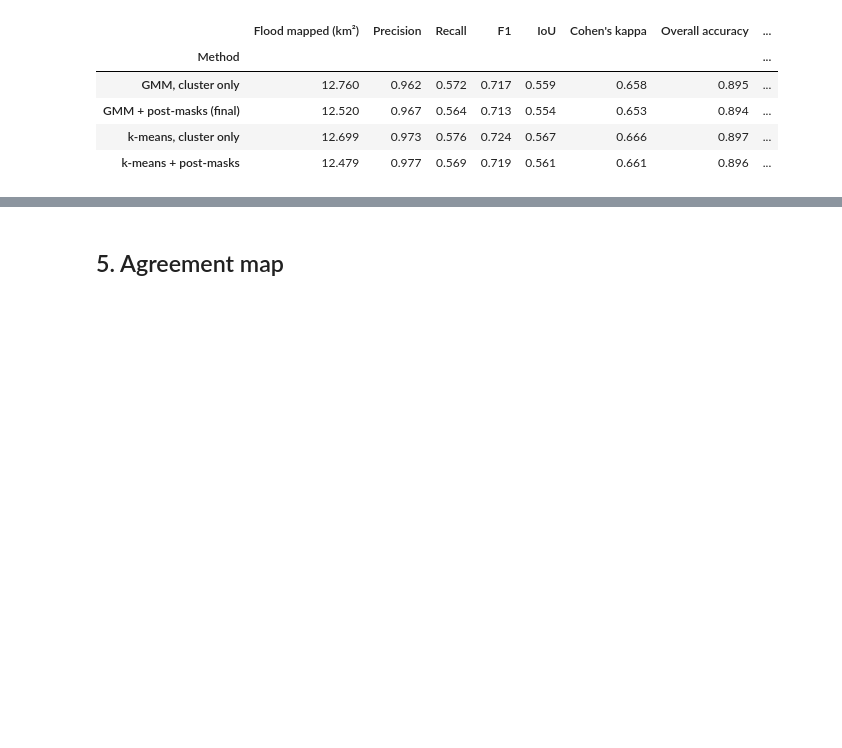
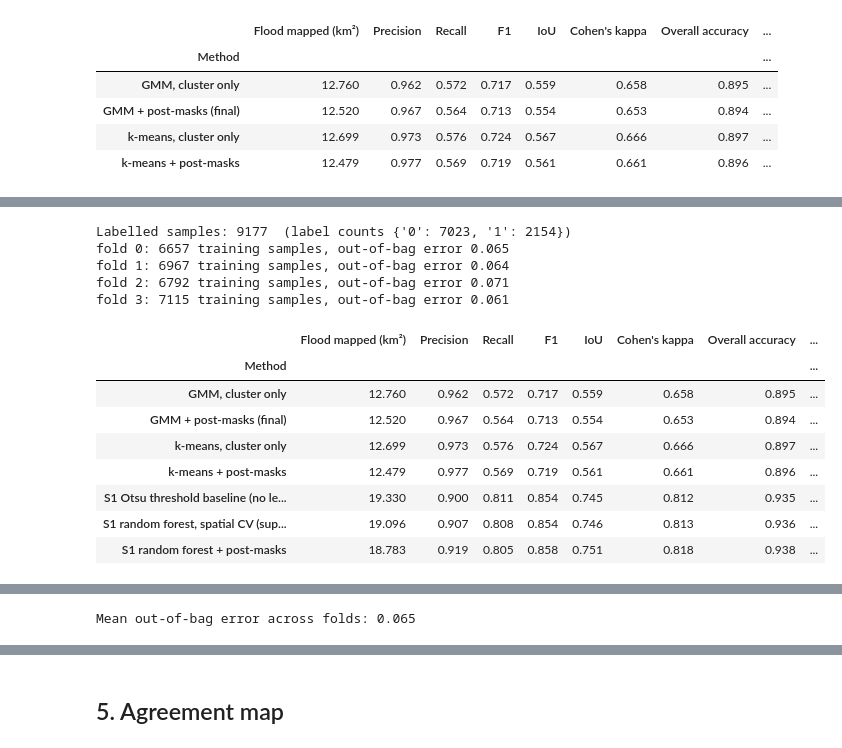
Before and after one commit to uoa-gis/GIS, a Jupyter notebook: notebooks/04_validation.ipynb, the cells around one changed output, grey strips where cells are left out. Drawn from its saved outputs; the diff is of its cells as text; code cells hidden in the pictures; blank space fills up the shorter version.

```diff
--- a/notebooks/04_validation.ipynb
+++ b/notebooks/04_validation.ipynb
@@ -519,0 +767,79 @@ display(method_scores)
+# %%
+# 4g. Supervised comparison: random forest (Dragonfly labels) with spatial block cross-validation
+N_BLOCKS = 4          # 4 x 4 grid of ~2.5 km blocks over the 10 km AOI
+RF_TREES = 200
+RF_SAMPLES = 10000
+
+# Features: event backscatter, change from the same-track baseline, and terrain
+ev_vv, ev_vh = co_db.select("VV").rename("VV"), co_db.select("VH").rename("VH")
+dvv = hist_db.select("VV").subtract(co_db.select("VV")).rename("dVV")
+dvh = hist_db.select("VH").subtract(co_db.select("VH")).rename("dVH")
+features = (ev_vv.addBands(ev_vh).addBands(water_index.rename("WI")).addBands(wi_change.rename("dWI"))
+            .addBands(dvv).addBands(dvh).addBands(dem.rename("elevation")).addBands(slope_deg.rename("slope"))
+            .updateMask(valid).clip(aoi))
+BANDS = features.bandNames().getInfo()
+
+# Fold id: blocks in a checkerboard, so each fold's 4 blocks are spread across the AOI
+W, S, E, N = cfg.AOI_BOUNDS
+_ll = ee.Image.pixelLonLat()
+_col = _ll.select("longitude").subtract(W).divide((E - W) / N_BLOCKS).floor().clamp(0, N_BLOCKS - 1)
+_row = _ll.select("latitude").subtract(S).divide((N - S) / N_BLOCKS).floor().clamp(0, N_BLOCKS - 1)
+fold_img = _row.mod(2).multiply(2).add(_col.mod(2)).toInt().rename("fold")
+
+samples = features.addBands(ref_img.rename("label").toInt()).addBands(fold_img).sample(
+    region=aoi, scale=SCALE, numPixels=RF_SAMPLES, seed=CLUSTER_SEED, geometries=False, tileScale=4)
+print(f"Labelled samples: {samples.size().getInfo()}  (label counts {samples.aggregate_histogram('label').getInfo()})")
+
+preds, importances, oob = [], [], []
+for f in range(4):
+    train = samples.filter(ee.Filter.neq("fold", f))
+    clf = ee.Classifier.smileRandomForest(numberOfTrees=RF_TREES, minLeafPopulation=5, seed=f).train(
+        features=train, classProperty="label", inputProperties=BANDS)
+    preds.append(features.classify(clf).updateMask(fold_img.eq(f)))      # predict only the held-out blocks
+    exp = clf.explain().getInfo()
+    importances.append(exp["importance"]); oob.append(exp.get("outOfBagErrorEstimate", np.nan))
+    print(f"fold {f}: {train.size().getInfo()} training samples, out-of-bag error {oob[-1]:.3f}")
+
+# Every pixel predicted by a model that never saw its block
+rf_raw = ee.ImageCollection(preds).mosaic().unmask(0).clip(aoi).eq(1).rename("rf_flood")
+rf_rows = pd.DataFrame({"S1 random forest, spatial CV (supervised)": _score(rf_raw),
+                        "S1 random forest + post-masks": _score(_post_mask(rf_raw))}).T
+method_scores = pd.concat([method_scores.drop(index=rf_rows.index, errors="ignore"), rf_rows]).round(3)
+method_scores.index.name = "Method"
+method_scores.to_csv(OUT_DIR / "method_comparison.csv")
+display(method_scores)
+
+# Confusion matrix (km²) for the RF + post-masks map, same layout as confusion_km2.csv
+_code = _post_mask(rf_raw).multiply(2).add(ref_img).updateMask(valid).rename("code")
+_g = px_km2.addBands(_code).reduceRegion(ee.Reducer.sum().group(groupField=1, groupName="code"),
+                                         aoi, AREA_SCALE, bestEffort=True, maxPixels=1e10).get("groups").getInfo()
+_a = {0: 0.0, 1: 0.0, 2: 0.0, 3: 0.0}
+for _r in _g:
+    _a[int(_r["code"])] = _r["sum"]
+rf_cm = pd.DataFrame([[_a[3], _a[2]], [_a[1], _a[0]]], index=["RF: flood", "RF: dry"],
+                     columns=["Reference: flood", "Reference: dry"]).round(3)
+rf_cm.to_csv(OUT_DIR / "rf_confusion_km2.csv")
+display(rf_cm)
+
+# Feature importance, % of total per fold, then mean and SD across folds
+imp = pd.DataFrame(importances).fillna(0)
+imp = imp.div(imp.sum(axis=1), axis=0) * 100
+rf_importance = pd.DataFrame({"mean %": imp.mean(), "sd %": imp.std()}).sort_values("mean %", ascending=False).round(1)
+rf_importance.to_csv(OUT_DIR / "rf_feature_importance.csv")
+display(rf_importance)
+print(f"Mean out-of-bag error across folds: {np.nanmean(oob):.3f}")
+# %% [output]
+Labelled samples: 9177  (label counts {'0': 7023, '1': 2154})
+fold 0: 6657 training samples, out-of-bag error 0.065
+fold 1: 6967 training samples, out-of-bag error 0.064
+fold 2: 6792 training samples, out-of-bag error 0.071
+fold 3: 7115 training samples, out-of-bag error 0.061
+|  | Flood mapped (km²) | Precision | Recall | F1 | IoU | Cohen's kappa | Overall accuracy | ... |
+| Method |  |  |  |  |  |  |  | ... |
+| GMM, cluster only | 12.760 | 0.962 | 0.572 | 0.717 | 0.559 | 0.658 | 0.895 | ... |
+| GMM + post-masks (final) | 12.520 | 0.967 | 0.564 | 0.713 | 0.554 | 0.653 | 0.894 | ... |
+| k-means, cluster only | 12.699 | 0.973 | 0.576 | 0.724 | 0.567 | 0.666 | 0.897 | ... |
+| k-means + post-masks | 12.479 | 0.977 | 0.569 | 0.719 | 0.561 | 0.661 | 0.896 | ... |
+| S1 Otsu threshold baseline (no le... | 19.330 | 0.900 | 0.811 | 0.854 | 0.745 | 0.812 | 0.935 | ... |
+| S1 random forest, spatial CV (sup... | 19.096 | 0.907 | 0.808 | 0.854 | 0.746 | 0.813 | 0.936 | ... |
+| S1 random forest + post-masks | 18.783 | 0.919 | 0.805 | 0.858 | 0.751 | 0.818 | 0.938 | ... |
@@ -519,0 +858 @@ display(method_scores)
+Mean out-of-bag error across folds: 0.065
```
Also changed, not shown: parts of 10 cells of this notebook, 5 other files.
